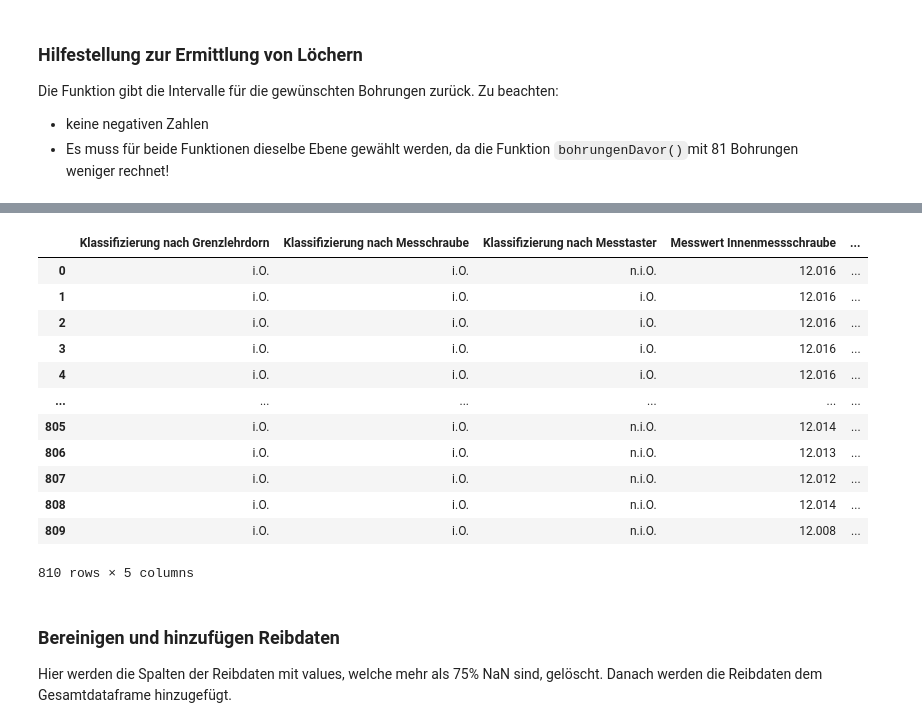
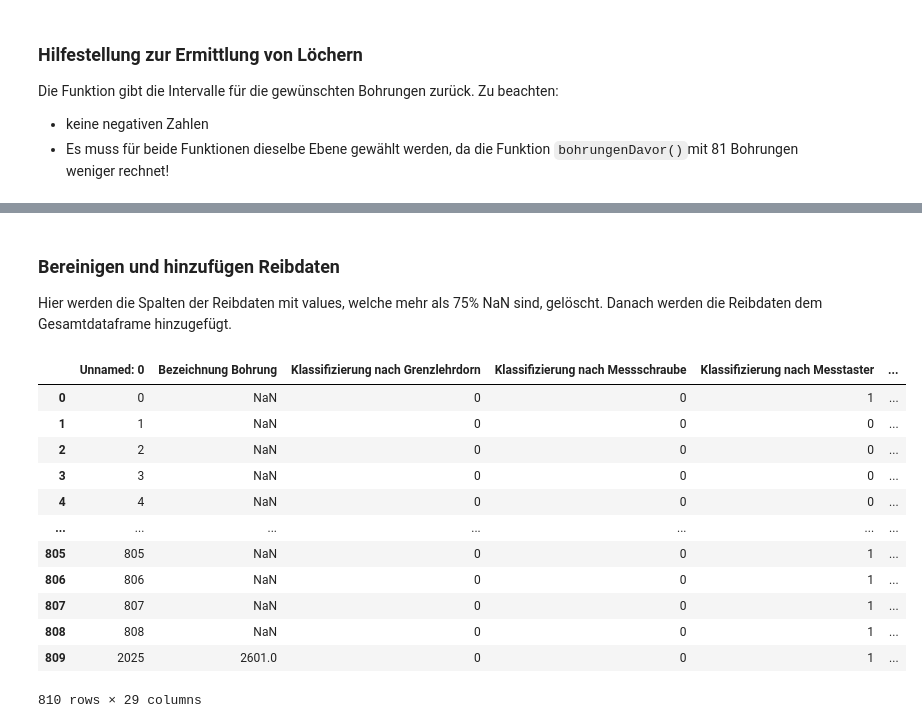
Before and after one commit to Xavubil/master_project_machine_learning, a Jupyter notebook: data_exploration/Data Preparation.ipynb, the cells around one changed output, grey strips where cells are left out. Cells and saved outputs as stored; diff of their text form; code cells hidden in the pictures.

Commit message:
add logistic regression, fix data preparation. add layering search to data preparation

```diff
--- a/data_exploration/Data Preparation + ML.ipynb
+++ b/data_exploration/Data Preparation.ipynb
@@ -78,20 +80,7 @@ bohrungenDavor(25), bohrungEbene(25)
 #messergebnisse_per_layer.to_csv('./messergebnisse_erste.csv')
 messergebnisse_daten = pd.read_csv('messergebnisse_erste.csv')
 messergebnisse_daten.drop(columns=['Bezeichnung Bohrung', 'Unnamed: 0', 'Unnamed: 0.1', 'Unnamed: 6'])
+messergebnisse_daten = messergebnisse_daten.rename(columns={'Klassifizierung nach Messchraube': 'Klassifizierung nach Messschraube'})
-# %% [output]
-|  | Klassifizierung nach Grenzlehrdorn | Klassifizierung nach Messchraube | Klassifizierung nach Messtaster | Messwert Innenmessschraube | ... |
-| 0 | i.O. | i.O. | n.i.O. | 12.016 | ... |
-| 1 | i.O. | i.O. | i.O. | 12.016 | ... |
-| 2 | i.O. | i.O. | i.O. | 12.016 | ... |
-| 3 | i.O. | i.O. | i.O. | 12.016 | ... |
-| 4 | i.O. | i.O. | i.O. | 12.016 | ... |
-| ... | ... | ... | ... | ... | ... |
-| 805 | i.O. | i.O. | n.i.O. | 12.014 | ... |
-| 806 | i.O. | i.O. | n.i.O. | 12.013 | ... |
-| 807 | i.O. | i.O. | n.i.O. | 12.012 | ... |
-| 808 | i.O. | i.O. | n.i.O. | 12.014 | ... |
-| 809 | i.O. | i.O. | n.i.O. | 12.008 | ... |
-810 rows × 5 columns
 # %% [markdown]
 ### Bereinigen und hinzufügen Reibdaten
 
@@ -121,10 +110,22 @@ label_encoder.fit(machine_data_layer['Klassifizierung nach Grenzlehrdorn'])
 machine_data_layer['Klassifizierung nach Grenzlehrdorn'] = label_encoder.\
         transform(machine_data_layer['Klassifizierung nach Grenzlehrdorn'])
 
-label_encoder.fit(machine_data_layer['Klassifizierung nach Messchraube'])
-machine_data_layer['Klassifizierung nach Messchraube'] = label_encoder.\
-        transform(machine_data_layer['Klassifizierung nach Messchraube'])
-
-# label_encoder.fit(machine_data_layer['Label'])
-# machine_data_layer['Label'] = label_encoder.\
-#         transform(machine_data_layer['Label'])
+label_encoder.fit(machine_data_layer['Klassifizierung nach Messschraube'])
+machine_data_layer['Klassifizierung nach Messschraube'] = label_encoder.\
+        transform(machine_data_layer['Klassifizierung nach Messschraube'])
+# %%
+machine_data_layer
+# %% [output]
+|  | Unnamed: 0 | Bezeichnung Bohrung | Klassifizierung nach Grenzlehrdorn | Klassifizierung nach Messschraube | Klassifizierung nach Messtaster | ... |
+| 0 | 0 | NaN | 0 | 0 | 1 | ... |
+| 1 | 1 | NaN | 0 | 0 | 0 | ... |
+| 2 | 2 | NaN | 0 | 0 | 0 | ... |
+| 3 | 3 | NaN | 0 | 0 | 0 | ... |
+| 4 | 4 | NaN | 0 | 0 | 0 | ... |
+| ... | ... | ... | ... | ... | ... | ... |
+| 805 | 805 | NaN | 0 | 0 | 1 | ... |
+| 806 | 806 | NaN | 0 | 0 | 1 | ... |
+| 807 | 807 | NaN | 0 | 0 | 1 | ... |
+| 808 | 808 | NaN | 0 | 0 | 1 | ... |
+| 809 | 2025 | 2601.0 | 0 | 0 | 1 | ... |
+810 rows × 29 columns
```
Also changed, not shown: parts of 8 cells of this notebook, 3 other files.
